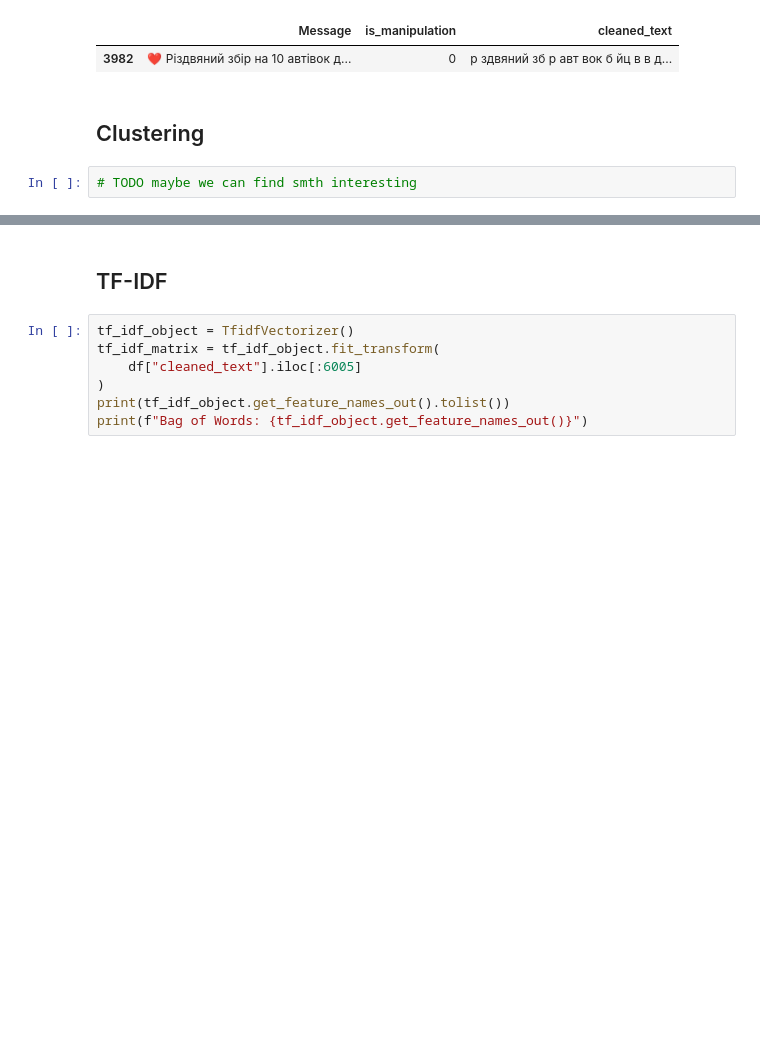
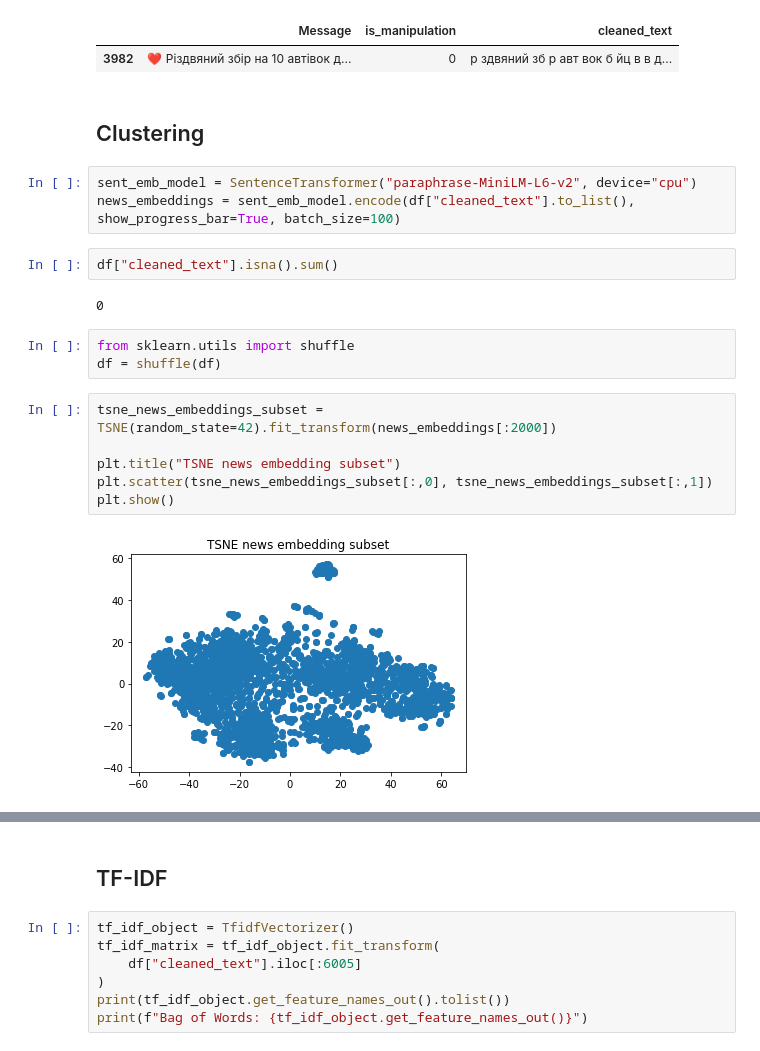
Before and after one commit to Dichik/gathers-nlp-final-project, a Jupyter notebook: src/final_project.ipynb, the cells around one changed output, grey strips where cells are left out. Saved outputs shown, nothing was run; the diff lists cells and outputs as text; blank space fills up the shorter version.

```diff
--- a/src/final_project.ipynb
+++ b/src/final_project.ipynb
@@ -437,5 +448,21 @@ df.loc[df["cleaned_text"].str.contains('0365')]
 | 3982 | ❤️ Різдвяний збір на 10 автівок д... | 0 | р здвяний зб р авт вок б йц в в д... |
 # %% [markdown]
 ## Clustering
-# %%
-# TODO maybe we can find smth interesting
+# %%
+sent_emb_model = SentenceTransformer("paraphrase-MiniLM-L6-v2", device="cpu")
+news_embeddings = sent_emb_model.encode(df["cleaned_text"].to_list(), show_progress_bar=True, batch_size=100)
+# %%
+df["cleaned_text"].isna().sum()
+# %% [output]
+0
+# %%
+from sklearn.utils import shuffle
+df = shuffle(df)
+# %%
+tsne_news_embeddings_subset = TSNE(random_state=42).fit_transform(news_embeddings[:2000])
+
+plt.title("TSNE news embedding subset")
+plt.scatter(tsne_news_embeddings_subset[:,0], tsne_news_embeddings_subset[:,1])
+plt.show()
+# %% [output]
+[figure, added]
```
Also changed, not shown: parts of 9 cells of this notebook.
